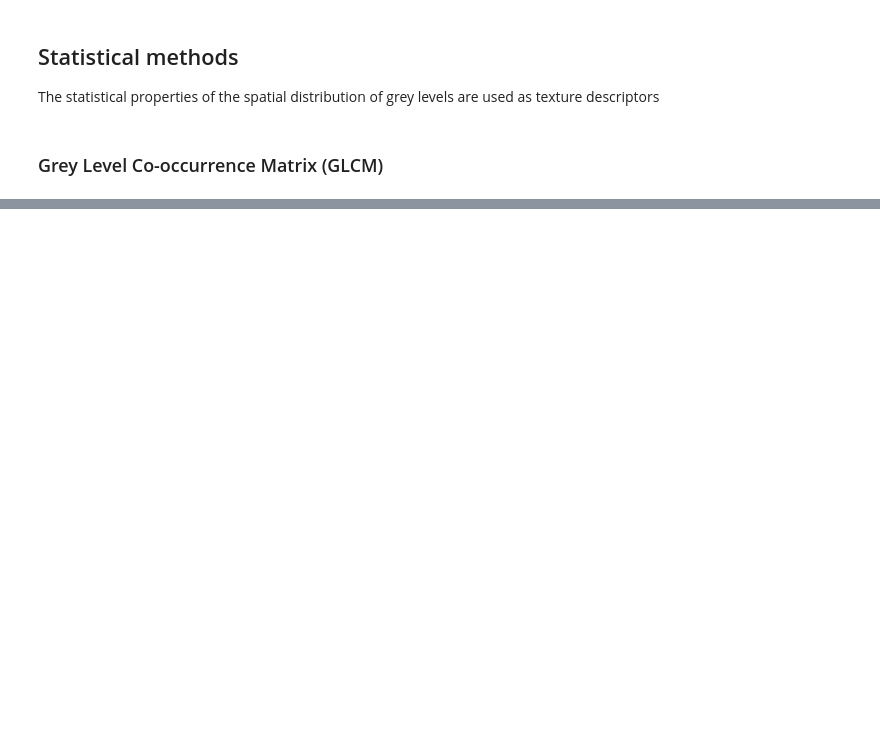
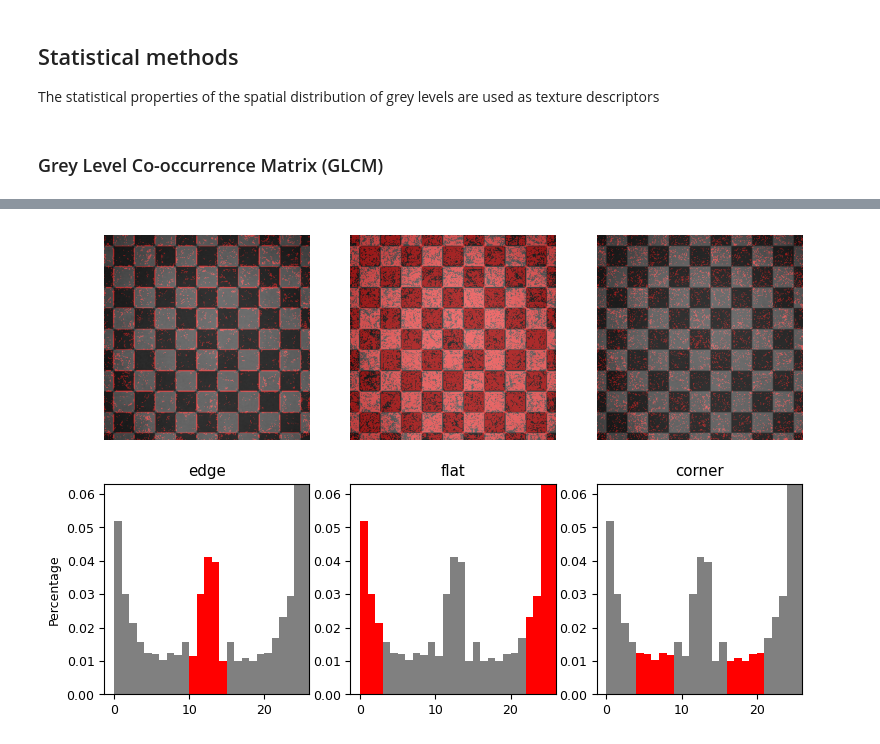
Before and after one commit to ProxPxD/AMiIU, a Jupyter notebook: 2_texture_features_extraction/1_statistical_methods.ipynb, the cells around one changed output, grey strips where cells are left out. Saved outputs shown, nothing was run; the diff lists cells and outputs as text; code cells hidden in the pictures; blank space fills up the shorter version.

```diff
--- a/2_texture_features_extraction/1_statistical_methods.ipynb
+++ b/2_texture_features_extraction/1_statistical_methods.ipynb
@@ -42,0 +183,72 @@ None
+# %%
+from skimage.transform import rotate
+from skimage.feature import local_binary_pattern
+from skimage import data
+from skimage.color import label2rgb
+import cv2
+import numpy as np
+import matplotlib.pyplot as plt
+
+
+METHOD = 'uniform'
+plt.rcParams['font.size'] = 9
+
+# settings for LBP
+radius = 3
+n_points = 8 * radius
+
+
+def overlay_labels(image, lbp, labels):
+    mask = np.logical_or.reduce([lbp == each for each in labels])
+    return label2rgb(mask, image=image, bg_label=0, alpha=0.5)
+
+
+def highlight_bars(bars, indexes):
+    for i in indexes:
+        bars[i].set_facecolor('r')
+
+
+# image = data.brick()
+# Read in the image and convert it to grayscale
+image = cv2.imread('./data/chequered_0215.jpg')
+image = cv2.cvtColor(image, cv2.COLOR_BGR2GRAY)
+lbp = local_binary_pattern(image, n_points, radius, METHOD)
+
+def hist(ax, lbp):
+    n_bins = int(lbp.max() + 1)
+    return ax.hist(
+        lbp.ravel(), density=True, bins=n_bins, range=(0, n_bins), facecolor='0.5'
+    )
+
+
+# plot histograms of LBP of textures
+fig, (ax_img, ax_hist) = plt.subplots(nrows=2, ncols=3, figsize=(9, 6))
+plt.gray()
+
+titles = ('edge', 'flat', 'corner')
+w = width = radius - 1
+edge_labels = range(n_points // 2 - w, n_points // 2 + w + 1)
+flat_labels = list(range(0, w + 1)) + list(range(n_points - w, n_points + 2))
+i_14 = n_points // 4  # 1/4th of the histogram
+i_34 = 3 * (n_points // 4)  # 3/4th of the histogram
+corner_labels = list(range(i_14 - w, i_14 + w + 1)) + list(
+    range(i_34 - w, i_34 + w + 1)
+)
+
+label_sets = (edge_labels, flat_labels, corner_labels)
+
+for ax, labels in zip(ax_img, label_sets):
+    ax.imshow(overlay_labels(image, lbp, labels))
+
+for ax, labels, name in zip(ax_hist, label_sets, titles):
+    counts, _, bars = hist(ax, lbp)
+    highlight_bars(bars, labels)
+    ax.set_ylim(top=np.max(counts[:-1]))
+    ax.set_xlim(right=n_points + 2)
+    ax.set_title(name)
+
+ax_hist[0].set_ylabel('Percentage')
+for ax in ax_img:
+    ax.axis('off')
+# %% [output]
+[figure, added]
```
Also changed, not shown: parts of 10 cells of this notebook, 2 other files.
